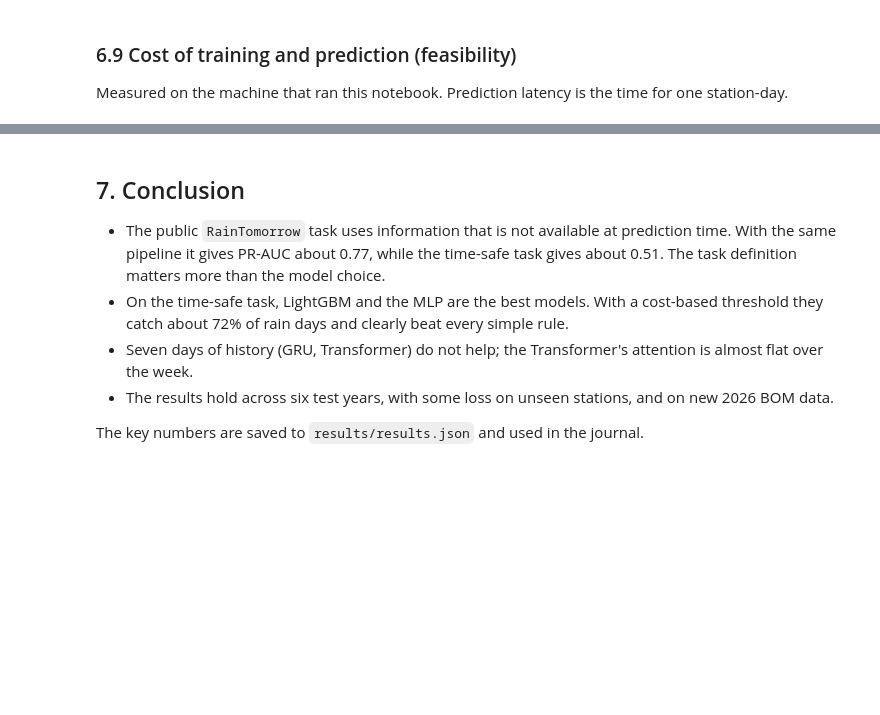
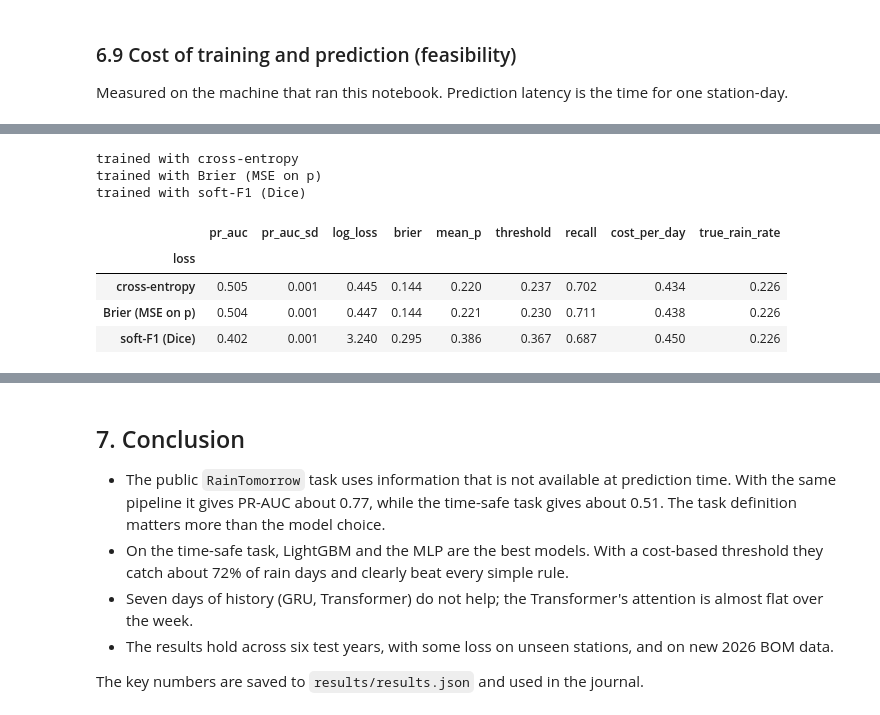
Before and after one commit to nndang27/rain-forecast-au, a Jupyter notebook: rain_forecast_au.ipynb, the cells around one changed output, grey strips where cells are left out. Saved outputs shown, nothing was run; the diff lists cells and outputs as text; code cells hidden in the pictures; blank space fills up the shorter version.

```diff
--- a/rain_forecast_au.ipynb
+++ b/rain_forecast_au.ipynb
@@ -1396,0 +1707,38 @@ latency per station-day (ms): {'LogReg': 1.82, 'LightGBM': 0.68, 'MLP': 0.04, 'G
+# %%
+def brier_loss(z, yb):
+    return ((torch.sigmoid(z) - yb) ** 2).mean()
+
+def soft_f1_loss(z, yb):
+    pb = torch.sigmoid(z)
+    return 1 - 2 * (pb * yb).sum() / (pb.sum() + yb.sum() + 1e-6)
+
+def soft_f1_val(yv, pv):
+    return 1 - 2 * (pv * yv).sum() / (pv.sum() + yv.sum())
+
+LOSSES = {"cross-entropy": (None, None), "Brier (MSE on p)": (brier_loss, brier_score_loss), "soft-F1 (Dice)": (soft_f1_loss, soft_f1_val)}
+T_tr, T_va, T_te = mlp_tensors(tr), mlp_tensors(va), mlp_tensors(te)
+loss_rows = []
+for lname, (lf, vf) in LOSSES.items():
+    for sd in SEEDS:
+        set_seed(sd)
+        mm, hh = train_torch(MLP(n_num=T_tr[0].shape[1]), T_tr, T_va, y[tr], y[va], seed=sd, loss_fn=lf, val_fn=vf)
+        pv, pt = predict_torch(mm, T_va), predict_torch(mm, T_te)
+        thr_v = best_cost_threshold(y[va], pv)[0]
+        loss_rows.append({"loss": lname, "seed": sd, "epochs": len(hh), "mean_p": pt.mean(), "threshold": thr_v,
+                          **{k: v for k, v in evaluate(y[te], pt, thr_v).items() if k in ["pr_auc", "log_loss", "brier", "recall", "cost_per_day"]}})
+    print("trained with", lname)
+loss_tab = pd.DataFrame(loss_rows).groupby("loss", sort=False).agg(
+    pr_auc=("pr_auc", "mean"), pr_auc_sd=("pr_auc", "std"), log_loss=("log_loss", "mean"), brier=("brier", "mean"),
+    mean_p=("mean_p", "mean"), threshold=("threshold", "mean"), recall=("recall", "mean"), cost_per_day=("cost_per_day", "mean"))
+loss_tab["true_rain_rate"] = y[te].mean()
+RESULTS["loss_compare"] = loss_tab.reset_index().round(4).to_dict(orient="records")
+loss_tab.round(3)
+# %% [output]
+trained with cross-entropy
+trained with Brier (MSE on p)
+trained with soft-F1 (Dice)
+|  | pr_auc | pr_auc_sd | log_loss | brier | mean_p | threshold | recall | cost_per_day | true_rain_rate |
+| loss |  |  |  |  |  |  |  |  |  |
+| cross-entropy | 0.505 | 0.001 | 0.445 | 0.144 | 0.220 | 0.237 | 0.702 | 0.434 | 0.226 |
+| Brier (MSE on p) | 0.504 | 0.001 | 0.447 | 0.144 | 0.221 | 0.230 | 0.711 | 0.438 | 0.226 |
+| soft-F1 (Dice) | 0.402 | 0.001 | 3.240 | 0.295 | 0.386 | 0.367 | 0.687 | 0.450 | 0.226 |
```
Also changed, not shown: parts of 27 cells of this notebook, 19 other files.
